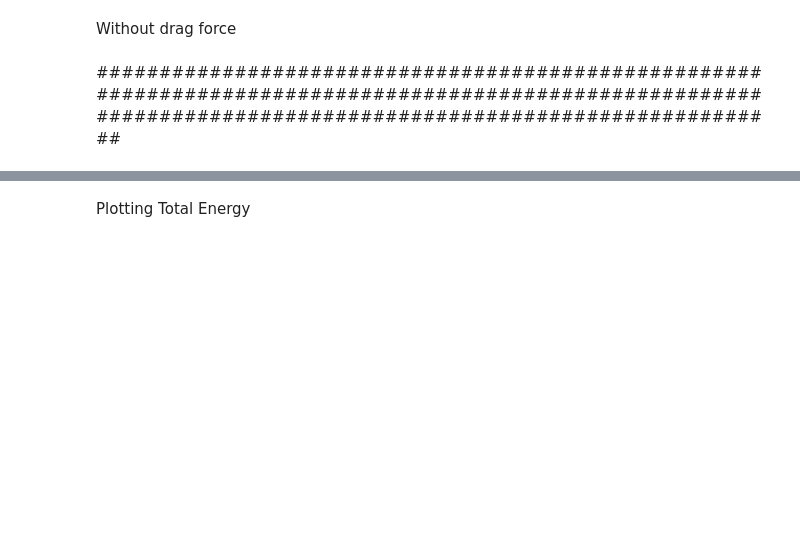
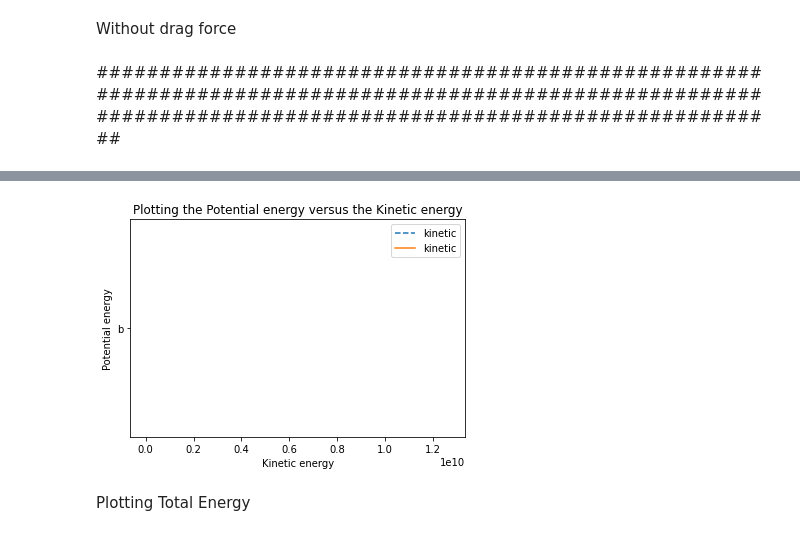
Before and after one commit to Thulisile2/Demo_GitHub, a Jupyter notebook: Group.ipynb, the cells around one changed output, grey strips where cells are left out. Drawn from its saved outputs; the diff is of its cells as text; code cells hidden in the pictures; blank space fills up the shorter version.

```diff
--- a/Group.ipynb
+++ b/Group.ipynb
@@ -20,15 +20,15 @@ f=2.5
 
 n=0
 #we want a list of 4 variables
-x = [-20] # x list
-y=[0] # y list with one element, the initial state
-vy=[0] #velocity of y list
-vx=[0] # velocity of x list with one element, the initial state
+x = -20 # x list
+y=0 # y list with one element, the initial state
+vy=0 #velocity of y list
+vx=0 # velocity of x list with one element, the initial state
 
-t=[0] # time list with one element, the initial state
+t=120 # time list with one element, the initial state
 N=480 # number of time steps
 delta_t=0.25 #length of each time interval
-h=0.25/N
+h=0.25
 EK1=[0]
 EP1=[fg*0] # approximate height before pendulum like motion , initial
 Total_E=[0]
@@ -39,49 +39,54 @@ Total_E=[0]
 #EP2=[m*g*(h2-y)]
 #Total_E2
 
-def float(R(vx,vy)):
-  return vx
-def J(t,vx,vy):
-  return -9.8
 
-for n in range(0,N+1):
+
+vx=0
+vy=m*g
+
+def F(vx,vy):
+  vx=vx/m
+  vy=vy/m
+  return(vx,vy)
+
+for n in range(180):
     #while t[n]<4:
-       k1=h*np.array(R(vx,vy))
-       l1=h*J(vx,vy)
-       k2=h*R(t+h/2,vx+k1/2,vy+l1/2)
-       l2=h*J(vx+k1/2,vy+l1/2)
-       k3=h*R(vx+k2/2,vy+l2/2)
-       l3=h*J(vx+k2/2,vy+k2/2)
-       k4=h*R(vx+k3,vy+l3)
-       l4=h*J(vx+k3,vy+l3)
-       ynew=y[n]+(1/6)*(k1+2*k2+2*k3+k4)
-       y.append(ynew)
-       xnew=x[n]+(k1+2*k2+2*k3+k4)/6
-       x.append(xnew)
-       vx_new=[0]
-       vx.append(vx_new)
-       vy_new=[-g]
-       vy.append(vy_new)
-       vnew=v[n]+(1/6)*(l1+2*l2*2*l3+l4)
-       v.append(vnew)
-       EK1new=(0.5)*m*(vx[n]**2 + vy[n]**2)      #Consider vx and vy here
-       EK1.append(EK1new)
+       k1=h*np.array(F(vx,vy))
+       #l1=h*F(vx,vy)
+       k2=h*np.array(F(vx+h/2,vy+k1/2))
+       #l2=h*F(vx+k1/2,vy+l1/2)
+       k3=h*np.array(F(vx+h/2,vy+k2/2))
+       #l3=h*F(vx+k2/2,vy+k2/2)
+       k4=h*np.array(F(vx+h,vy+k3))
+       #l4=h*F(vx+k3,vy+l3)
+       ynew+=(1/6)*(k1+2*k2+2*k3+k4)
+       #y.append(ynew)
+       xnew+=(k1+2*k2+2*k3+k4)/6
+       #x.append(xnew)
+       vx_new+=0
+       #vx.append(vx_new)
+       vy_new+=(-g)
+       #vy.append(vy_new)
+       #vnew=v[n]+(1/6)*(l1+2*l2*2*l3+l4)
+       #v.append(vnew)
+       EK1new +=(0.5)*m*(vx**2 + vy**2)     #Consider vx and vy here
+       #EK1.append(EK1new)
        #EK2new=(0.5)*m*vy[n]**2
        #EK2.append(EK2new)
-       EP1new=[fg*L]              #Measuring the energy with respect to equilibruim
-       EP1.append(EP1new)
-       Total_Enew=EP1[n] + EK1[n] # This energy is the same as our change in kinetic energy as it represents the net work done (by Work-Energy-Theorem)
+       EP1new += fg*L              #Measuring the energy with respect to equilibruim
+       #EP1.append(EP1new)
+       Total_Enew=EP1new + EK1new #          This energy is the same as our change in kinetic energy as it represents the net work done (by Work-Energy-Theorem)
        Total_E.append(Total_Enew)
-       tnew=t[n]+delta_t
-       t.append(tnew)
+       tnew+=t+delta_t
+       #t.append(tnew)
        n=n+1
 
 #print(y)
-plt.plot(EK1,'--','b',label='kinetic' )
+plt.plot(EK1new,EP1,'--','b',label='kinetic' )
 #plt.grid()
-plt.xlabel('time (s)')
-plt.title('Velocity time graph for the fisrt part of motion, with drag force in action')
-plt.ylabel('kinetic')
+plt.xlabel('Kinetic energy')
+plt.title('Plotting the Potential energy versus the Kinetic energy')
+plt.ylabel('Potential energy')
 
 plt.legend()
 # %% [output]
@@ -89,2 +94,3 @@ SyntaxError: ignored
+[figure, added]
 # %% [markdown]
 Plotting Total Energy
```
Also changed, not shown: parts of 9 cells of this notebook.
